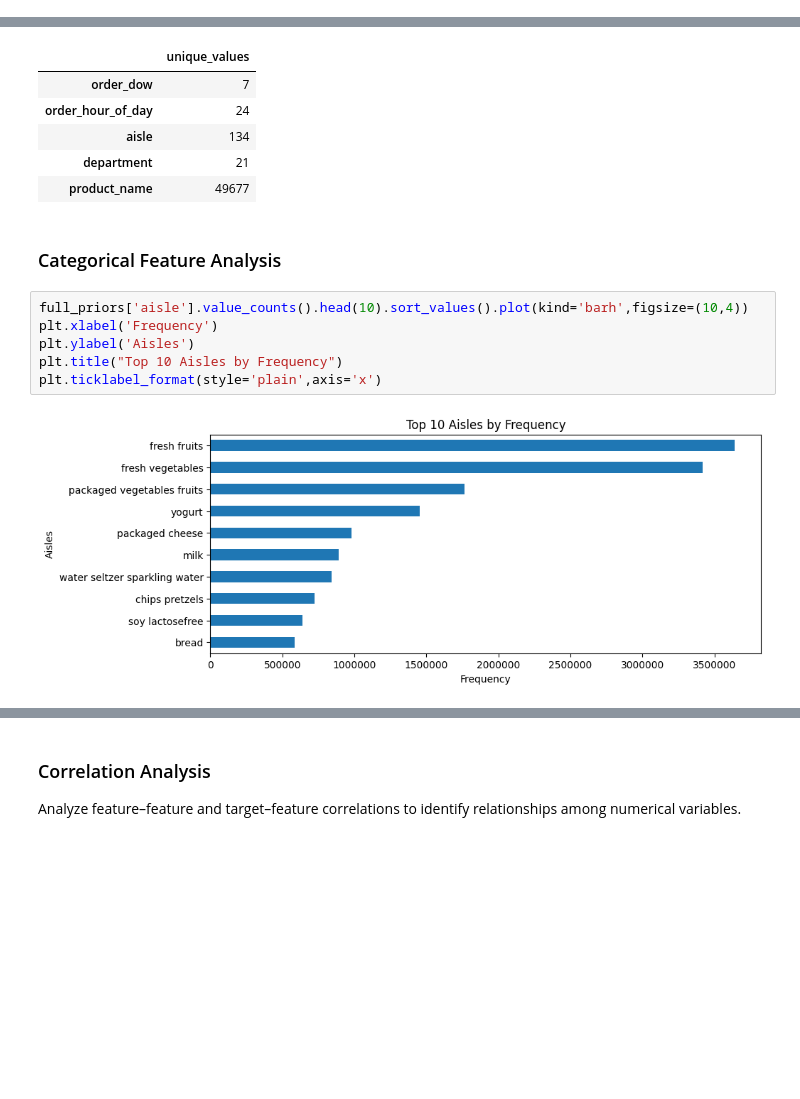
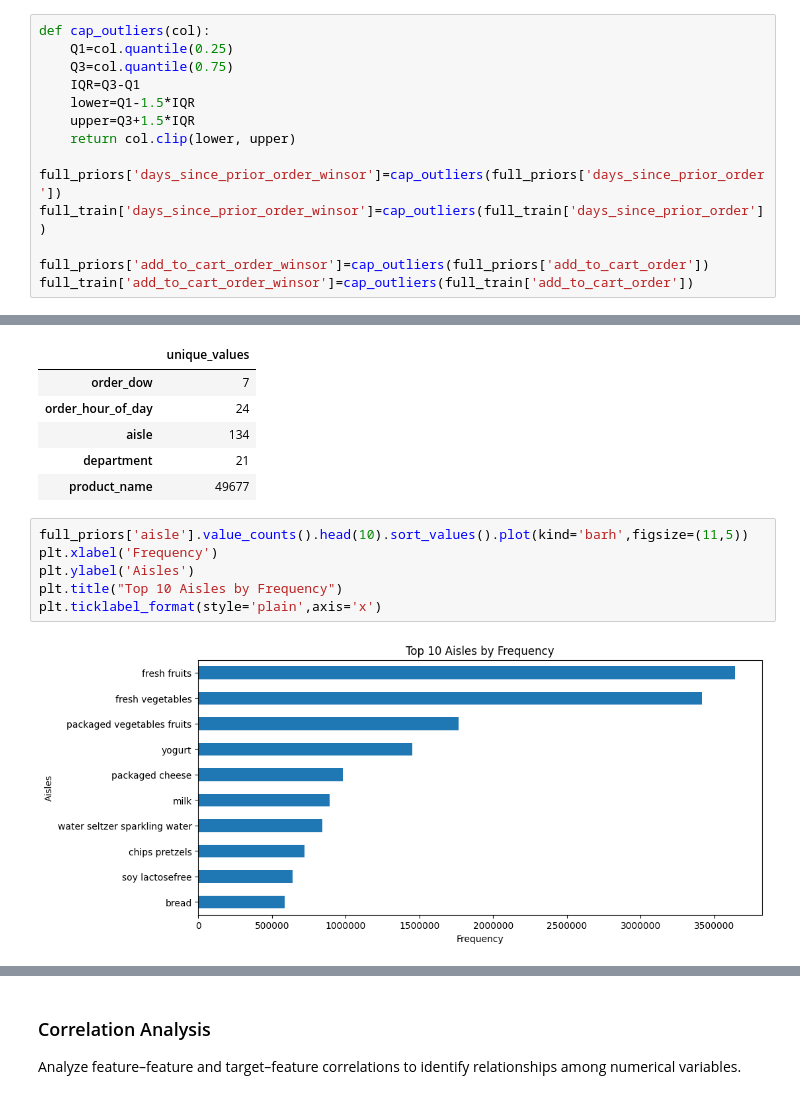
Before and after one commit to ab8d-DS/DSS230_Final_Project, a Jupyter notebook: notebooks/01_EDA_and_Preprocessing.ipynb, the cells around one changed output, grey strips where cells are left out. Cells and saved outputs as stored; diff of their text form; blank space fills up the shorter version.

Commit message:
Complete EDA, preprocessing, and outlier handling

```diff
--- a/notebooks/01_EDA_and_Preprocessing.ipynb
+++ b/notebooks/01_EDA_and_Preprocessing.ipynb
@@ -281,0 +293,14 @@ plt.show()
+# %%
+def cap_outliers(col):
+    Q1=col.quantile(0.25)
+    Q3=col.quantile(0.75)
+    IQR=Q3-Q1
+    lower=Q1-1.5*IQR
+    upper=Q3+1.5*IQR
+    return col.clip(lower, upper)
+
+full_priors['days_since_prior_order_winsor']=cap_outliers(full_priors['days_since_prior_order'])
+full_train['days_since_prior_order_winsor']=cap_outliers(full_train['days_since_prior_order'])
+
+full_priors['add_to_cart_order_winsor']=cap_outliers(full_priors['add_to_cart_order'])
+full_train['add_to_cart_order_winsor']=cap_outliers(full_train['add_to_cart_order'])
@@ -302,14 +357,12 @@ full_priors[categorical_cols].nunique().to_frame(name='unique_values')
 | aisle | 134 |
 | department | 21 |
 | product_name | 49677 |
-# %% [markdown]
-### Categorical Feature Analysis
 # %%
-full_priors['aisle'].value_counts().head(10).sort_values().plot(kind='barh',figsize=(10,4))
+full_priors['aisle'].value_counts().head(10).sort_values().plot(kind='barh',figsize=(11,5))
 plt.xlabel('Frequency')
 plt.ylabel('Aisles')
 plt.title("Top 10 Aisles by Frequency")
 plt.ticklabel_format(style='plain',axis='x')
 # %% [output]
-[figure, old version]
+[figure, new version]
 # %%
```
Also changed, not shown: parts of 28 cells of this notebook.
